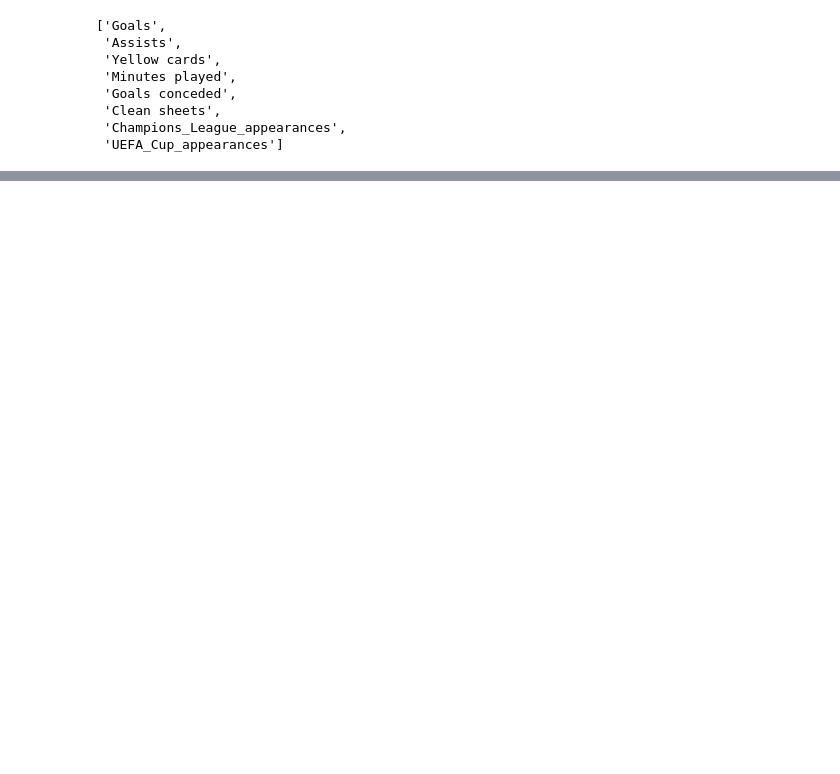
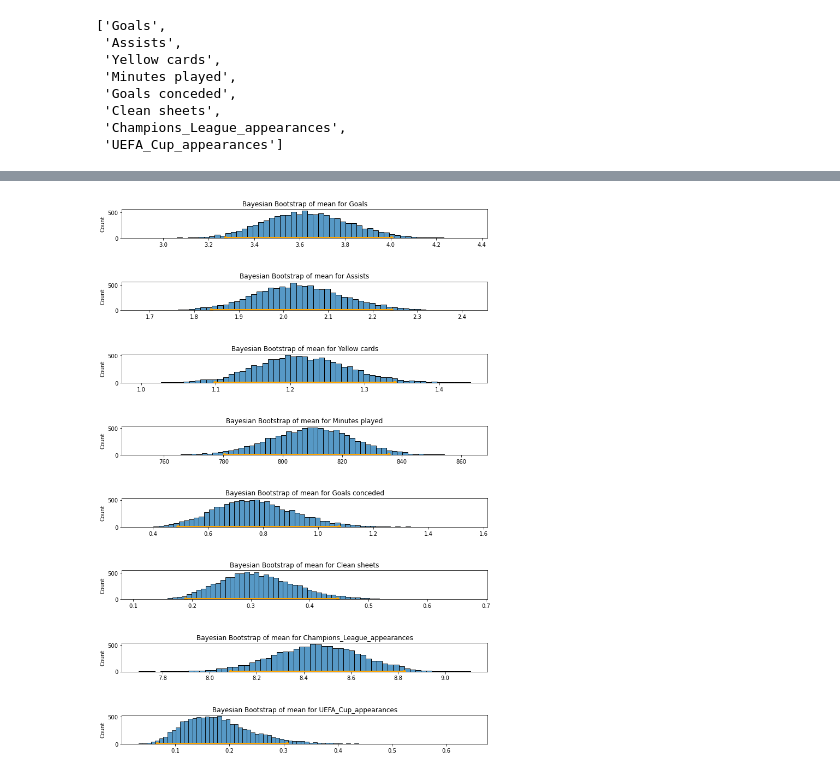
Before and after one commit to TheJarmanitor/outplayed, a Jupyter notebook: Bootstrapping_for_project.ipynb, the cells around one changed output, grey strips where cells are left out. Saved outputs shown, nothing was run; the diff lists cells and outputs as text; code cells hidden in the pictures; blank space fills up the shorter version.

```diff
--- a/Bootstrapping_for_project.ipynb
+++ b/Bootstrapping_for_project.ipynb
@@ -233,0 +376,19 @@ plt.show()
+# %%
+###   FOR ALL YEARS   ###
+
+fig, axs = plt.subplots(len(list(important_stats.columns)[3:]), figsize=(12, 18), sharex=False)  # Change the size as needed
+
+for j, i in enumerate(list(important_stats.columns)[3:]):
+    posterior_samples = mean(important_stats[i].values, 10000)
+    l, r = highest_density_interval(posterior_samples)
+
+    sns.histplot(posterior_samples, label='Bayesian Bootstrap Samples', ax=axs[j])
+    axs[j].plot([l, r], [0, 0], linewidth=5.0, marker='o', label='95% HDI', color = "orange")
+    axs[j].set_title('Bayesian Bootstrap of mean for ' + i)  # Set individual subplot titles
+
+# Adjust spacing between subplots
+plt.subplots_adjust(hspace=1.5, wspace=10.5)  # Change the values to increase or decrease the spacing
+
+plt.show()
+# %% [output]
+[figure, added]
```
Also changed, not shown: parts of 10 cells of this notebook.
